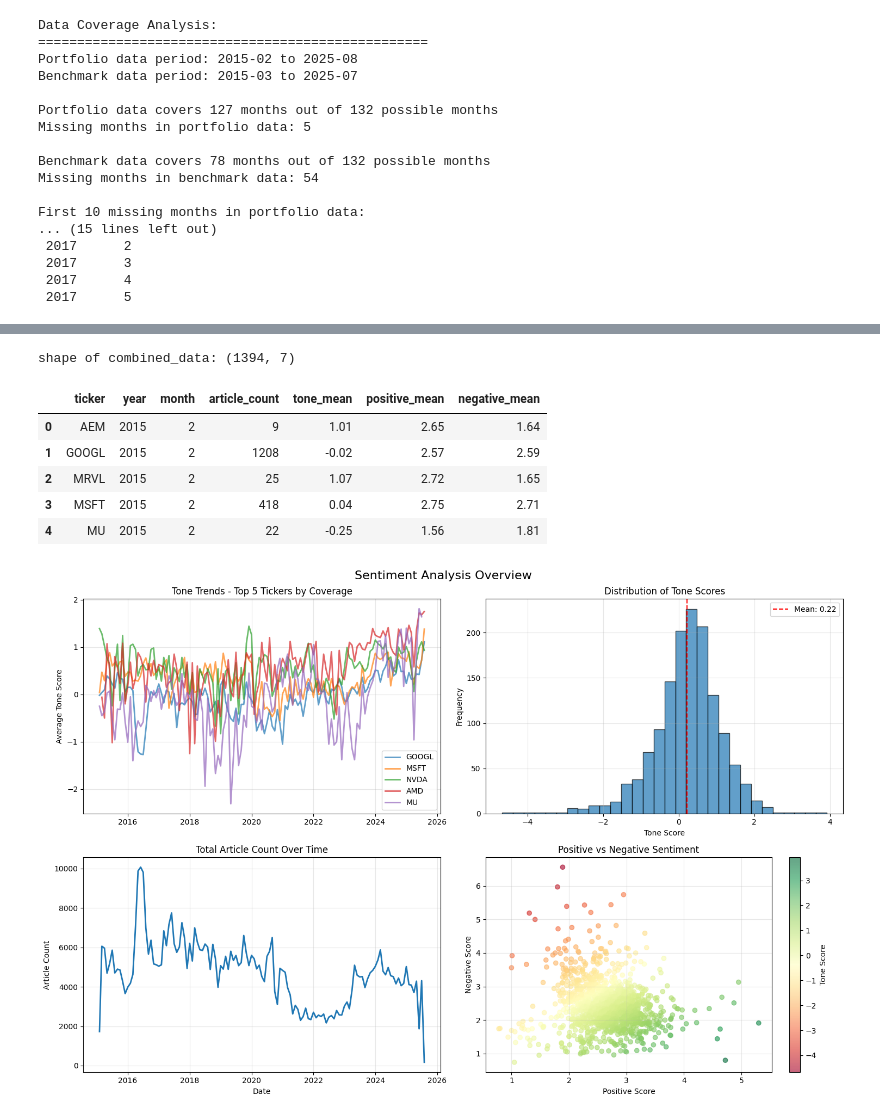
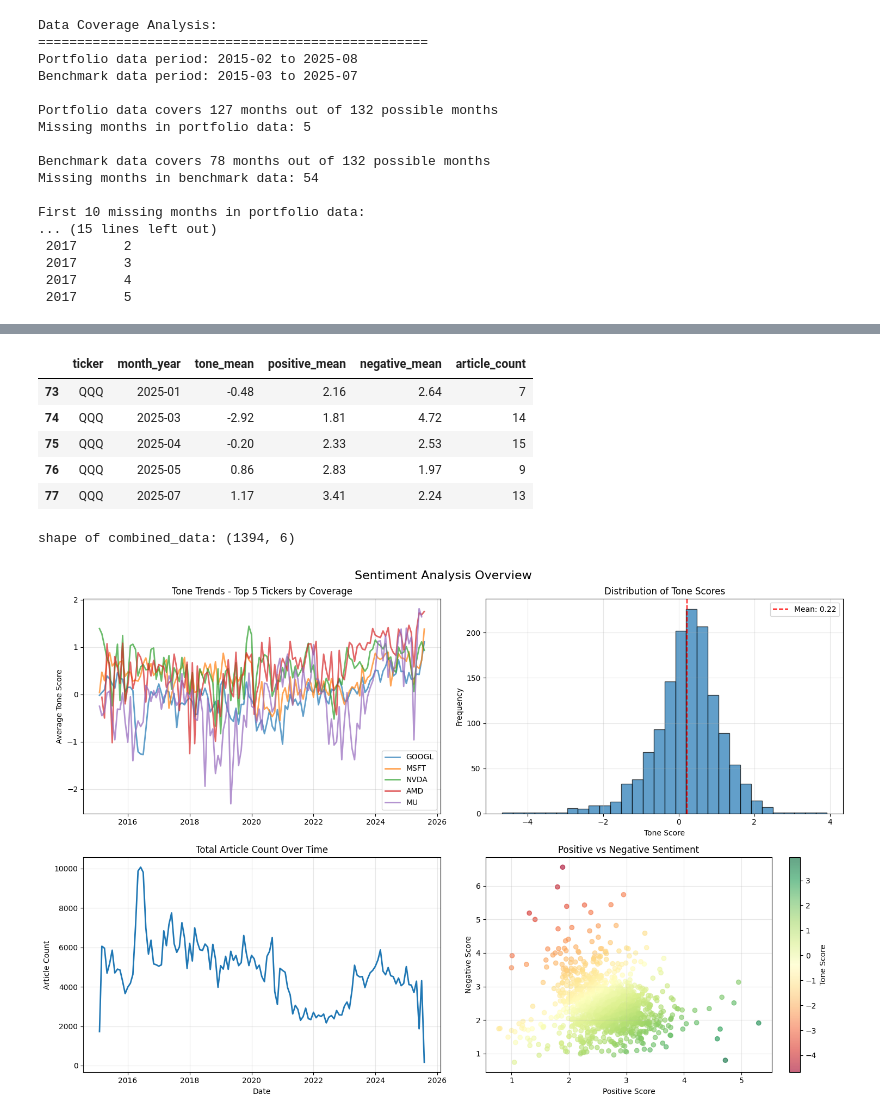
Before and after one commit to natalia-marko/reinforcement-learning-in-finance, a Jupyter notebook: harlf_last_version/news_scraper/0_v2tone_precomputed_analysis.ipynb, the cells around one changed output, grey strips where cells are left out. Saved outputs shown, nothing was run; the diff lists cells and outputs as text; code cells hidden in the pictures.

```diff
--- a/harlf_last_version/news_scraper/0_v2tone_precomputed_analysis.ipynb
+++ b/harlf_last_version/news_scraper/0_v2tone_precomputed_analysis.ipynb
@@ -108,17 +137,19 @@ Index(['ticker', 'year', 'month', 'article_count', 'tone_mean',
+# %%
+benchmark_sentiment = prepare_sentiment_data(benchmark_sentiment)
+benchmark_sentiment.tail()
+# %% [output]
+|  | ticker | month_year | tone_mean | positive_mean | negative_mean | article_count |
+| 73 | QQQ | 2025-01 | -0.48 | 2.16 | 2.64 | 7 |
+| 74 | QQQ | 2025-03 | -2.92 | 1.81 | 4.72 | 14 |
+| 75 | QQQ | 2025-04 | -0.20 | 2.33 | 2.53 | 15 |
+| 76 | QQQ | 2025-05 | 0.86 | 2.83 | 1.97 | 9 |
+| 77 | QQQ | 2025-07 | 1.17 | 3.41 | 2.24 | 13 |
 # %%
 # Concatenate horizontally (side by side)
-combined_data = pd.concat([portfolio_tickers_sentiment, benchmark_sentiment], axis=0)
+combined_data = pd.concat([tickers_sentiment, benchmark_sentiment], axis=0)
 print(f"shape of combined_data: {combined_data.shape}")
-combined_data = combined_data.sort_values(['year', 'month']).reset_index(drop=True)
-combined_data.head()
 # %% [output]
-shape of combined_data: (1394, 7)
+shape of combined_data: (1394, 6)
-|  | ticker | year | month | article_count | tone_mean | positive_mean | negative_mean |
-| 0 | AEM | 2015 | 2 | 9 | 1.01 | 2.65 | 1.64 |
-| 1 | GOOGL | 2015 | 2 | 1208 | -0.02 | 2.57 | 2.59 |
-| 2 | MRVL | 2015 | 2 | 25 | 1.07 | 2.72 | 1.65 |
-| 3 | MSFT | 2015 | 2 | 418 | 0.04 | 2.75 | 2.71 |
-| 4 | MU | 2015 | 2 | 22 | -0.25 | 1.56 | 1.81 |
 # %%
 # Plot sentiment trends for each ticker over time
 plt.style.use('default')
```
Also changed, not shown: parts of 12 cells of this notebook.
